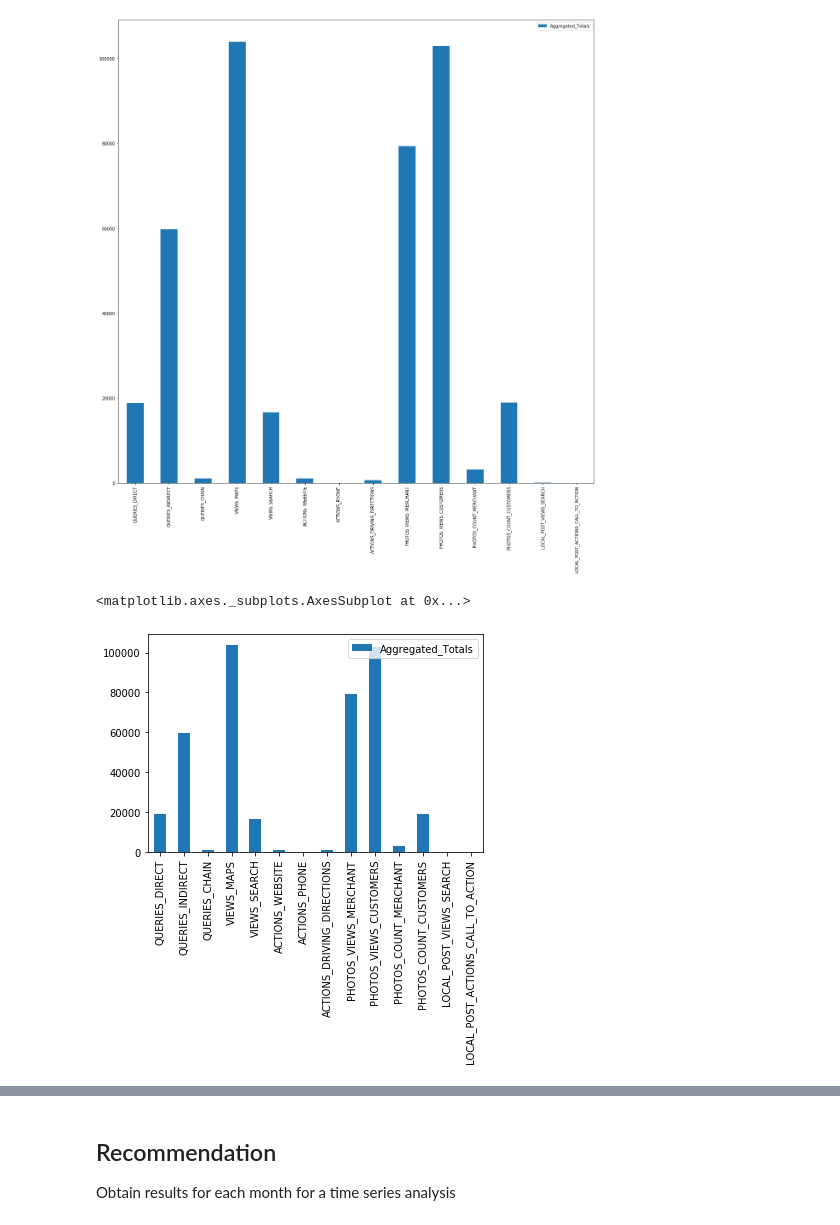
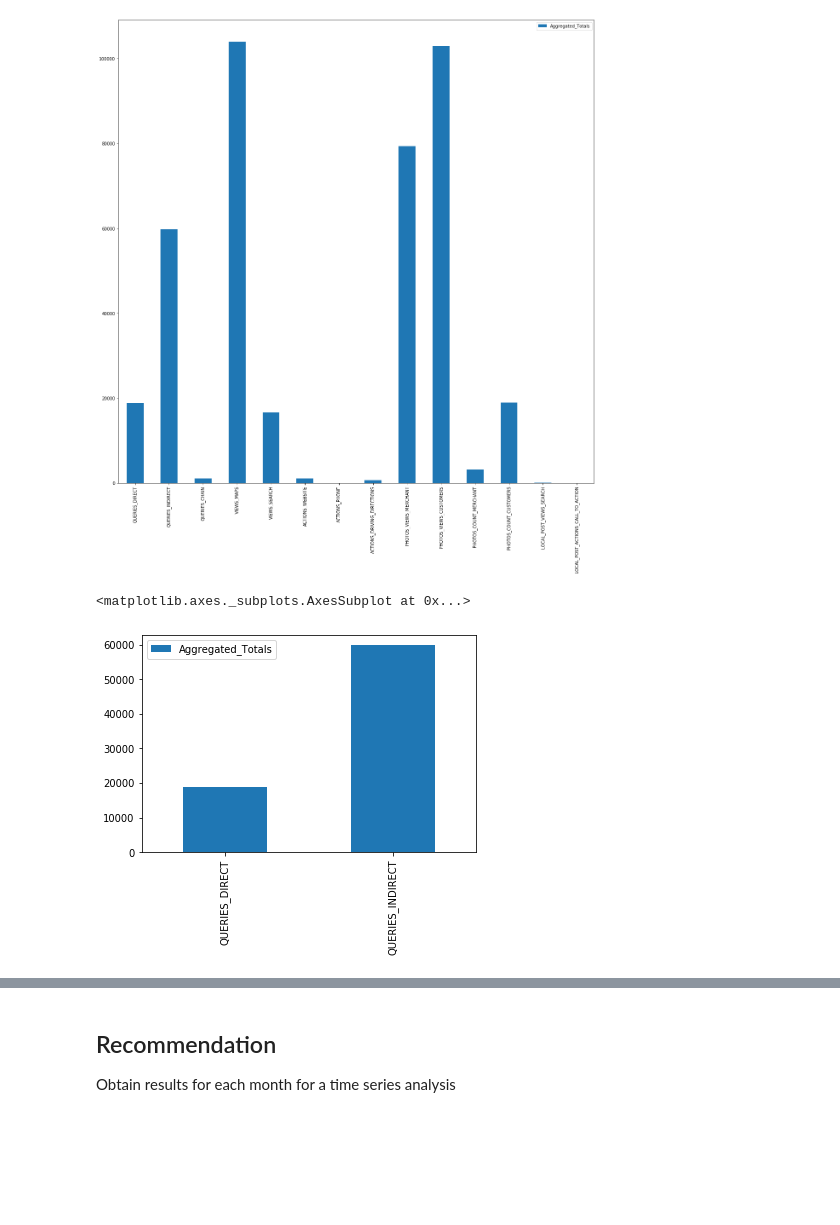
Before and after one commit to algakovic/Element_Coffee_Location_Insights, a Jupyter notebook: GMB_locations_insights.ipynb, the cells around one changed output, grey strips where cells are left out. Cells and saved outputs as stored; diff of their text form; code cells hidden in the pictures; blank space fills up the shorter version.

Commit message:
visualising data with bar charts from eda insights and datetime handling

```diff
--- a/GMB_locations_insights.ipynb
+++ b/GMB_locations_insights.ipynb
@@ -184,7 +182,7 @@ df.plot(kind='bar', figsize=(20,20))
 [figure]
 # %%
 # Queries Direct Vs Indirect:
-df.plot(kind='bar')
+df.iloc[0:2].plot(kind='bar')
 # %% [output]
 <matplotlib.axes._subplots.AxesSubplot at 0x...>
-[figure, old version]
+[figure, new version]
```
Also changed, not shown: parts of 5 cells of this notebook.
